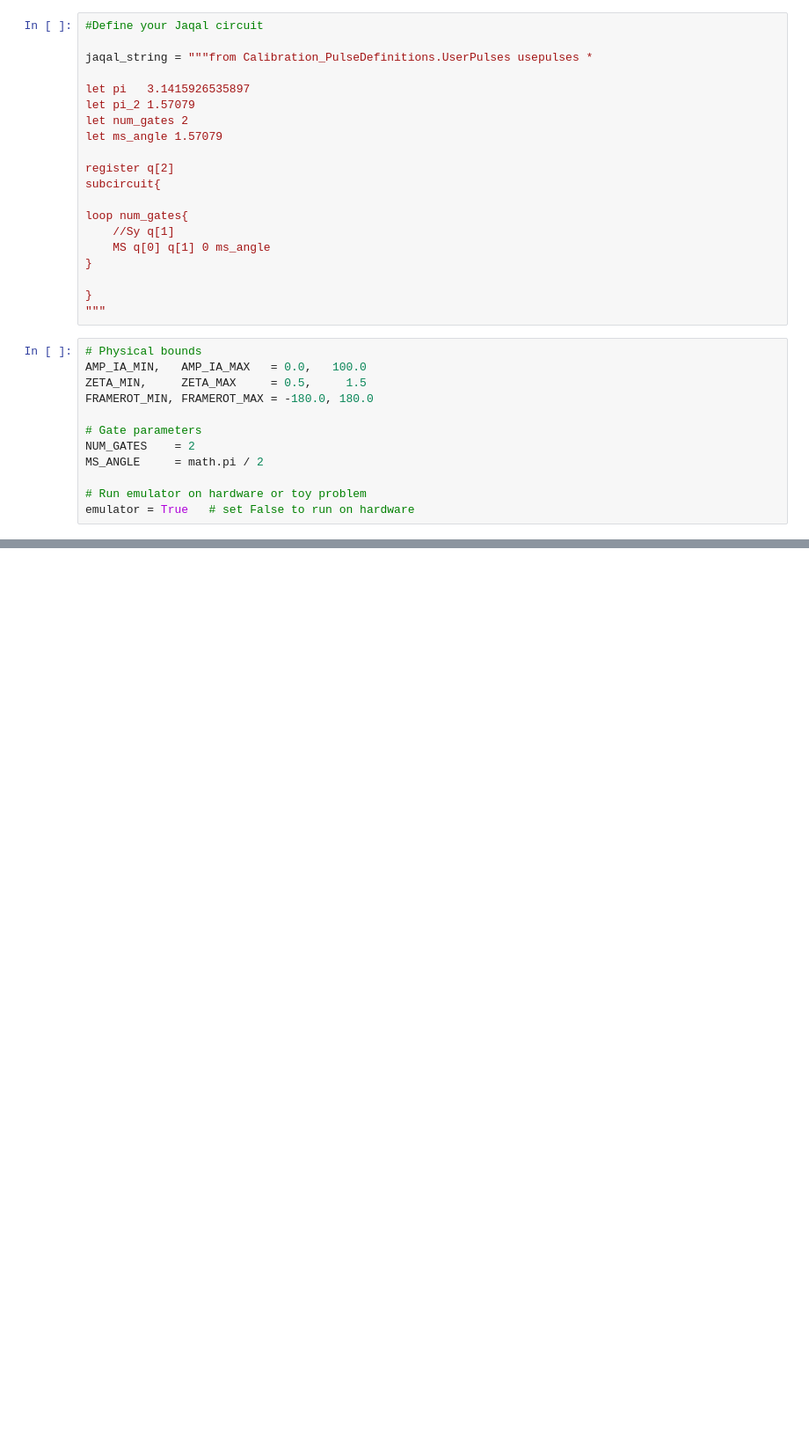
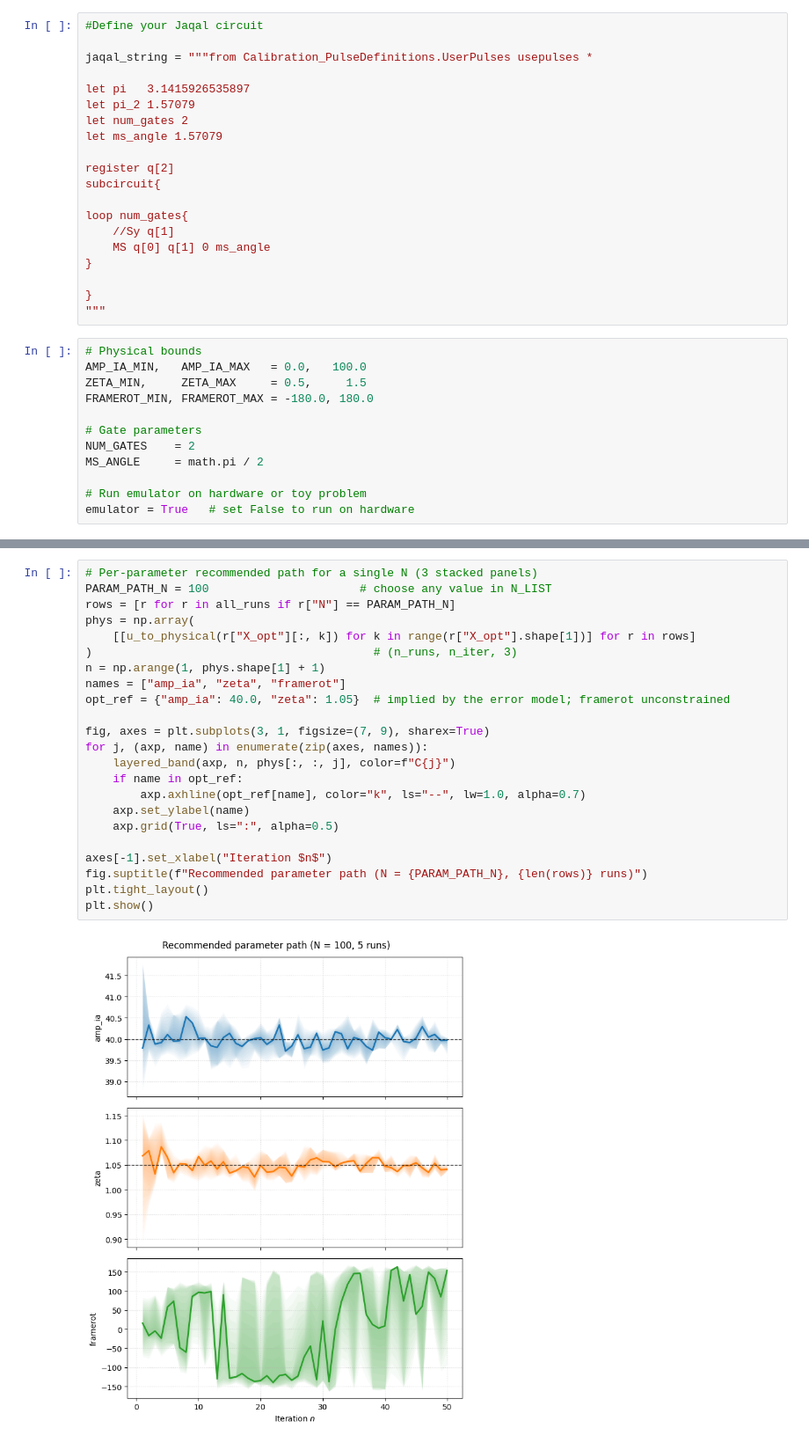
Before and after one commit to PatGCaspuenas/QuantumFidelityOptimization, a Jupyter notebook: SANDIA_code1_modified.ipynb, the cells around one changed output, grey strips where cells are left out. Shown at 88% size. Drawn from its saved outputs; the diff is of its cells as text; blank space fills up the shorter version.

```diff
--- a/SANDIA_code1_modified.ipynb
+++ b/SANDIA_code1_modified.ipynb
@@ -348,0 +358,25 @@ plt.show()
+# %%
+# Per-parameter recommended path for a single N (3 stacked panels)
+PARAM_PATH_N = 100                      # choose any value in N_LIST
+rows = [r for r in all_runs if r["N"] == PARAM_PATH_N]
+phys = np.array(
+    [[u_to_physical(r["X_opt"][:, k]) for k in range(r["X_opt"].shape[1])] for r in rows]
+)                                         # (n_runs, n_iter, 3)
+n = np.arange(1, phys.shape[1] + 1)
+names = ["amp_ia", "zeta", "framerot"]
+opt_ref = {"amp_ia": 40.0, "zeta": 1.05}  # implied by the error model; framerot unconstrained
+
+fig, axes = plt.subplots(3, 1, figsize=(7, 9), sharex=True)
+for j, (axp, name) in enumerate(zip(axes, names)):
+    layered_band(axp, n, phys[:, :, j], color=f"C{j}")
+    if name in opt_ref:
+        axp.axhline(opt_ref[name], color="k", ls="--", lw=1.0, alpha=0.7)
+    axp.set_ylabel(name)
+    axp.grid(True, ls=":", alpha=0.5)
+
+axes[-1].set_xlabel("Iteration $n$")
+fig.suptitle(f"Recommended parameter path (N = {PARAM_PATH_N}, {len(rows)} runs)")
+plt.tight_layout()
+plt.show()
+# %% [output]
+[figure, added]
```
Also changed, not shown: parts of 10 cells of this notebook, 3 other files.
